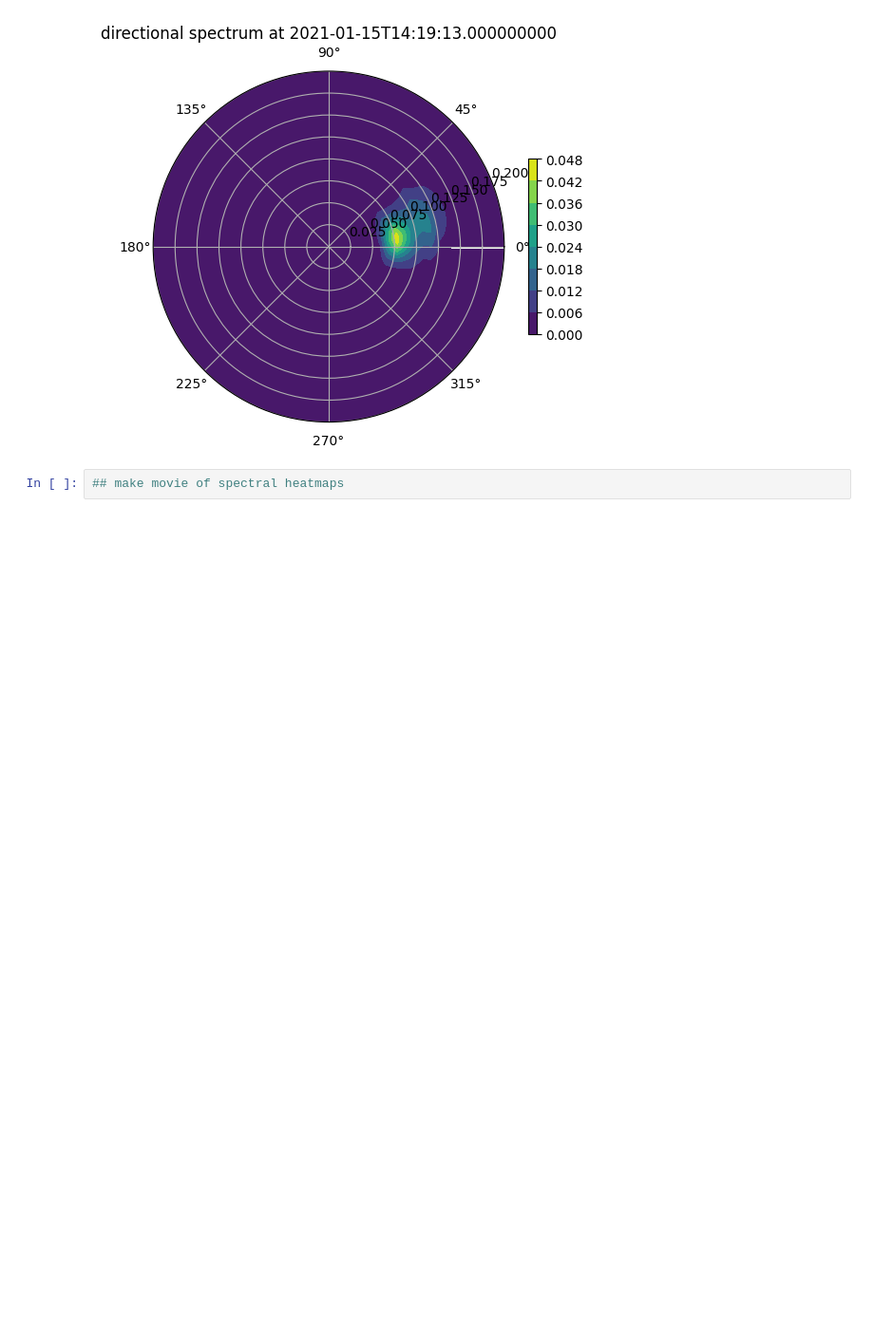
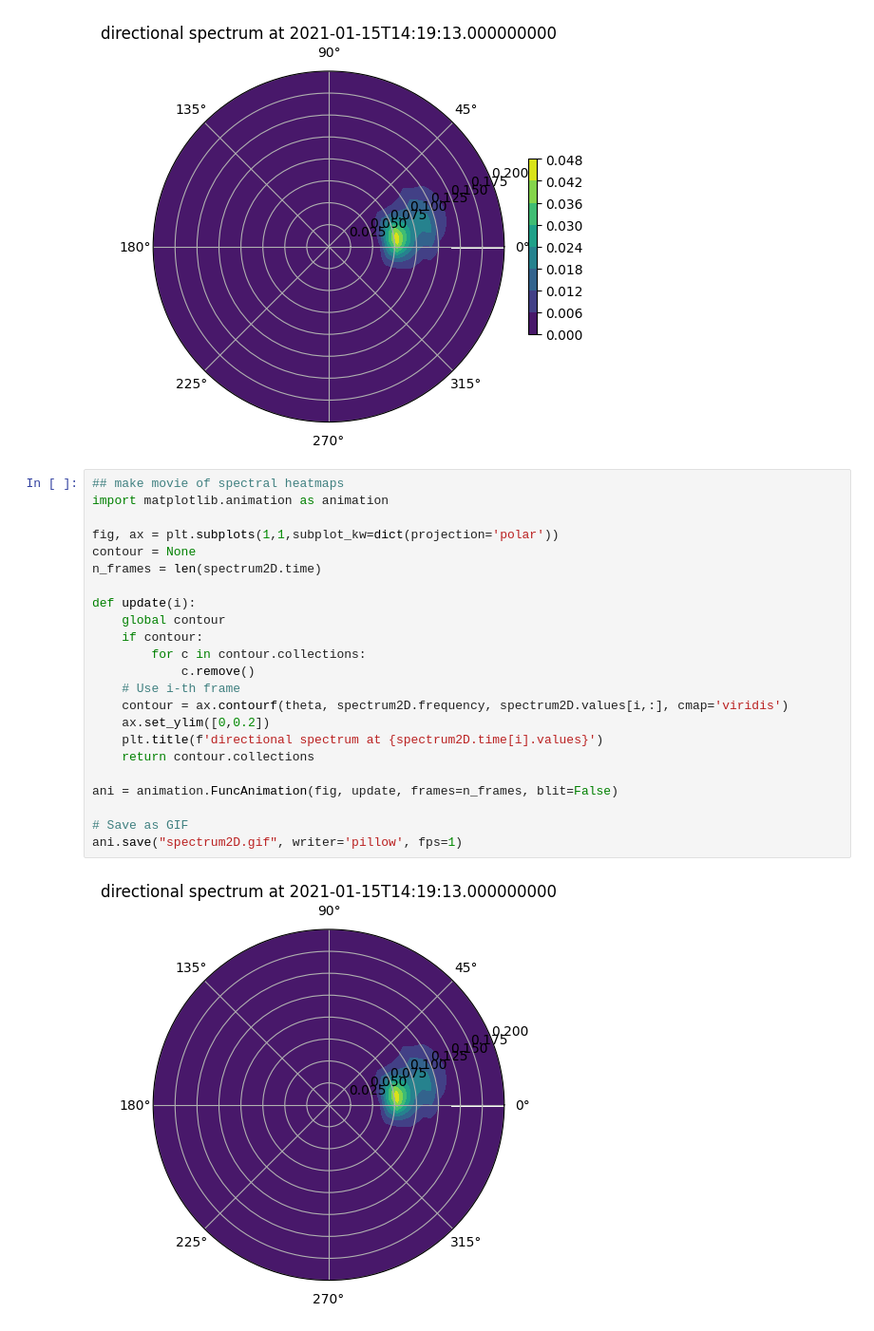
Before and after one commit to sofarocean/spotter-analysis-examples, a Jupyter notebook: sd_card_analysis.ipynb, the cells around one changed output. Shown: that part at 95% size. Drawn from its saved outputs; the diff is of its cells as text; blank space fills up the shorter version.

```diff
--- a/sd_card_analysis.ipynb
+++ b/sd_card_analysis.ipynb
@@ -175,3 +175,26 @@ Text(0.5, 1.0, 'directional spectrum at 2021-01-15T14:19:13.000000000')
 [figure]
 # %%
 ## make movie of spectral heatmaps
+import matplotlib.animation as animation
+
+fig, ax = plt.subplots(1,1,subplot_kw=dict(projection='polar'))
+contour = None
+n_frames = len(spectrum2D.time)
+
+def update(i):
+    global contour
+    if contour:
+        for c in contour.collections:
+            c.remove()
+    # Use i-th frame
+    contour = ax.contourf(theta, spectrum2D.frequency, spectrum2D.values[i,:], cmap='viridis')
+    ax.set_ylim([0,0.2])
+    plt.title(f'directional spectrum at {spectrum2D.time[i].values}')
+    return contour.collections
+
+ani = animation.FuncAnimation(fig, update, frames=n_frames, blit=False)
+
+# Save as GIF
+ani.save("spectrum2D.gif", writer='pillow', fps=1)
+# %% [output]
+[figure, added]
```
Also changed, not shown: parts of 8 cells of this notebook, 4 other files.
